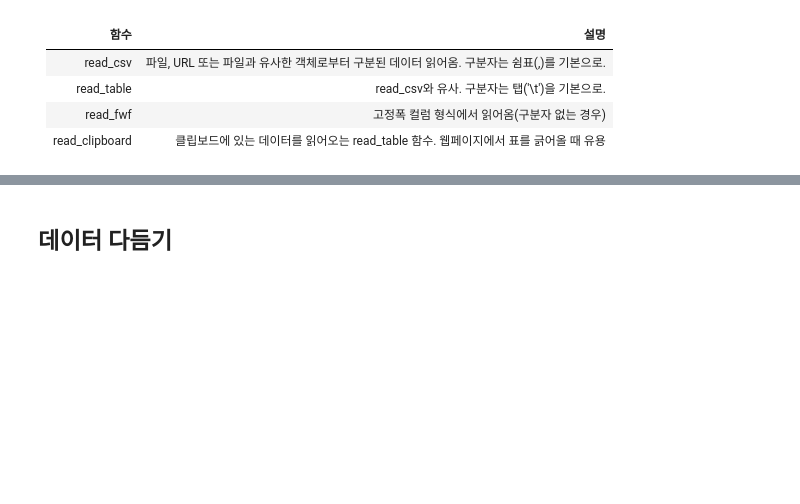
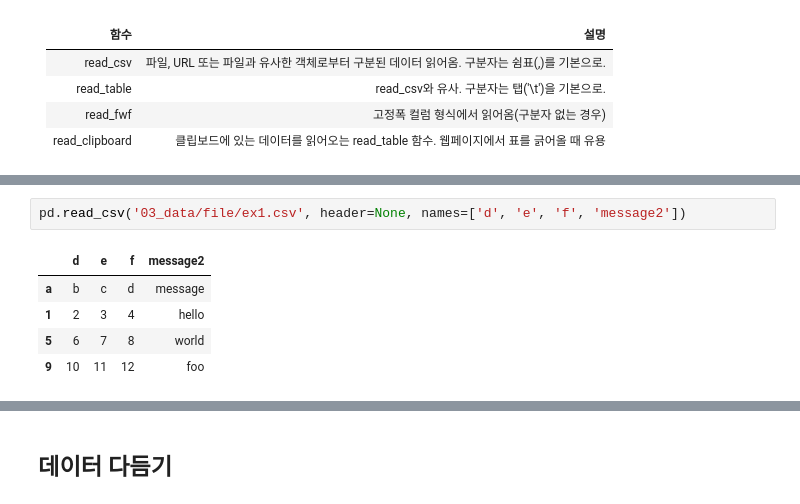
Before and after one commit to KonanAcademy/da, a Jupyter notebook: part1/03_python_pandas_2.ipynb, the cells around one changed output, grey strips where cells are left out. Cells and saved outputs as stored; diff of their text form; blank space fills up the shorter version.

```diff
--- a/part1/03_python_pandas_2.ipynb
+++ b/part1/03_python_pandas_2.ipynb
@@ -1176,0 +1210,8 @@ read_clipboard | 클립보드에 있는 데이터를 읽어오는 read_table 함
+# %%
+pd.read_csv('03_data/file/ex1.csv', header=None, names=['d', 'e', 'f', 'message2'])
+# %% [output]
+|  | d | e | f | message2 |
+| a | b | c | d | message |
+| 1 | 2 | 3 | 4 | hello |
+| 5 | 6 | 7 | 8 | world |
+| 9 | 10 | 11 | 12 | foo |
```
Also changed, not shown: parts of 35 cells of this notebook, 1 other file.
